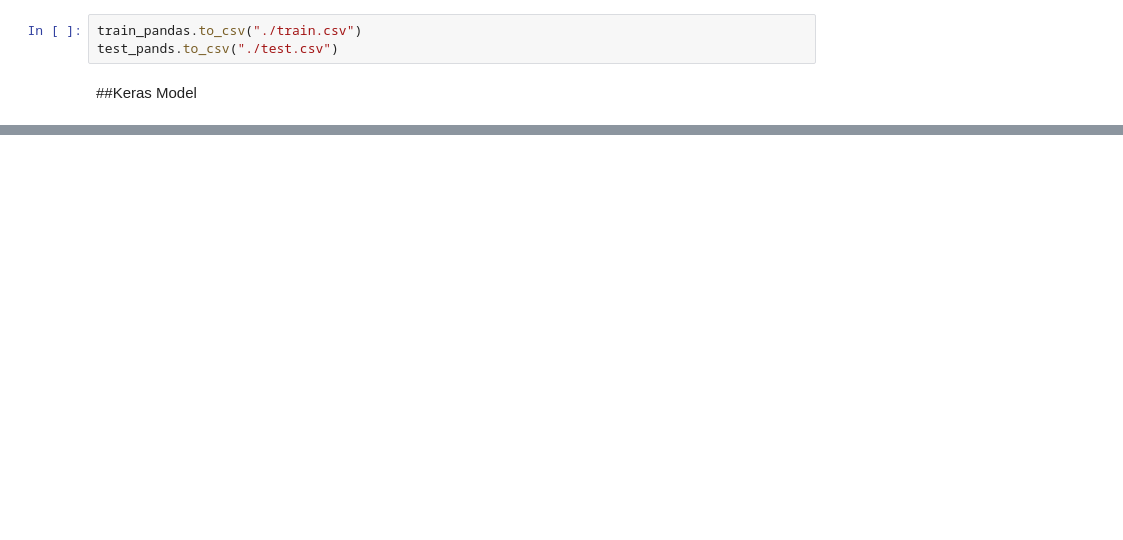
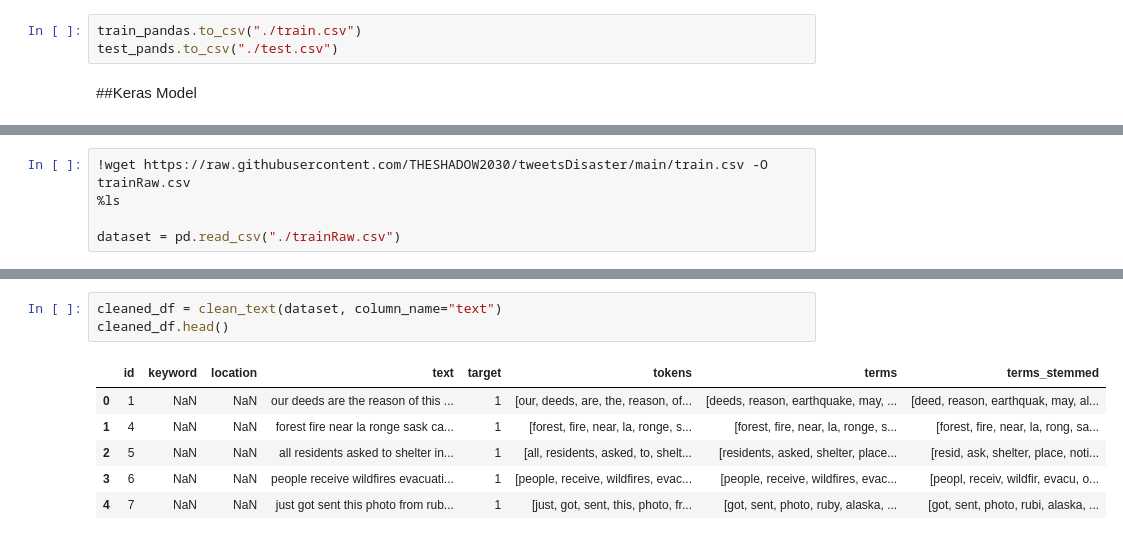
Before and after one commit to THESHADOW2030/tweetsDisaster, a Jupyter notebook: bigDataProject_DisasterClassification.ipynb, the cells around one changed output, grey strips where cells are left out. Saved outputs shown, nothing was run; the diff lists cells and outputs as text; blank space fills up the shorter version.

```diff
--- a/bigDataProject_DisasterClassification.ipynb
+++ b/bigDataProject_DisasterClassification.ipynb
@@ -748,0 +948,5 @@ logRegModel/  metadata/  stages/  test.csv  train.csv
+# %%
+!wget https://raw.githubusercontent.com/THESHADOW2030/tweetsDisaster/main/train.csv -O trainRaw.csv
+%ls
+
+dataset = pd.read_csv("./trainRaw.csv")
@@ -748,0 +1026,10 @@ logRegModel/  metadata/  stages/  test.csv  train.csv
+# %%
+cleaned_df = clean_text(dataset, column_name="text")
+cleaned_df.head()
+# %% [output]
+|  | id | keyword | location | text | target | tokens | terms | terms_stemmed |
+| 0 | 1 | NaN | NaN | our deeds are the reason of this ... | 1 | [our, deeds, are, the, reason, of... | [deeds, reason, earthquake, may, ... | [deed, reason, earthquak, may, al... |
+| 1 | 4 | NaN | NaN | forest fire near la ronge sask ca... | 1 | [forest, fire, near, la, ronge, s... | [forest, fire, near, la, ronge, s... | [forest, fire, near, la, rong, sa... |
+| 2 | 5 | NaN | NaN | all residents asked to shelter in... | 1 | [all, residents, asked, to, shelt... | [residents, asked, shelter, place... | [resid, ask, shelter, place, noti... |
+| 3 | 6 | NaN | NaN | people receive wildfires evacuati... | 1 | [people, receive, wildfires, evac... | [people, receive, wildfires, evac... | [peopl, receiv, wildfir, evacu, o... |
+| 4 | 7 | NaN | NaN | just got sent this photo from rub... | 1 | [just, got, sent, this, photo, fr... | [got, sent, photo, ruby, alaska, ... | [got, sent, photo, rubi, alaska, ... |
```
Also changed, not shown: parts of 51 cells of this notebook.
